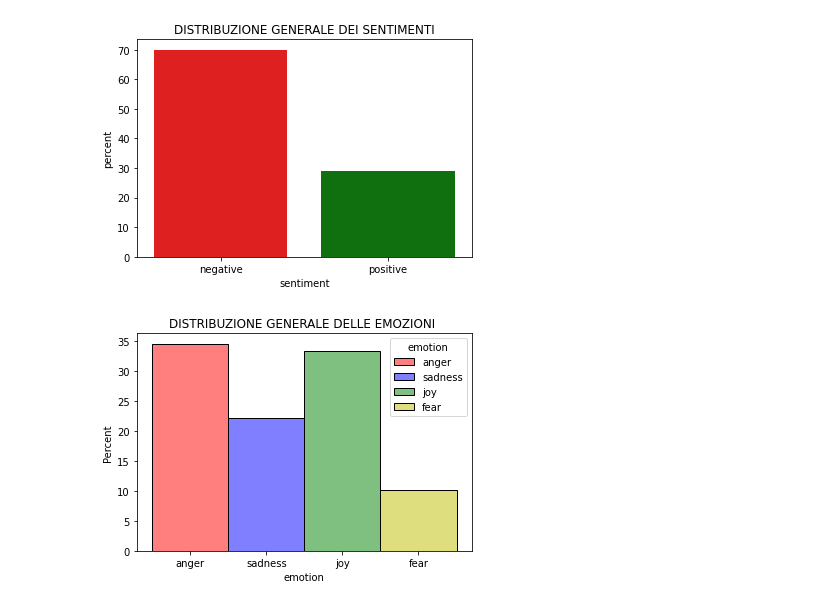
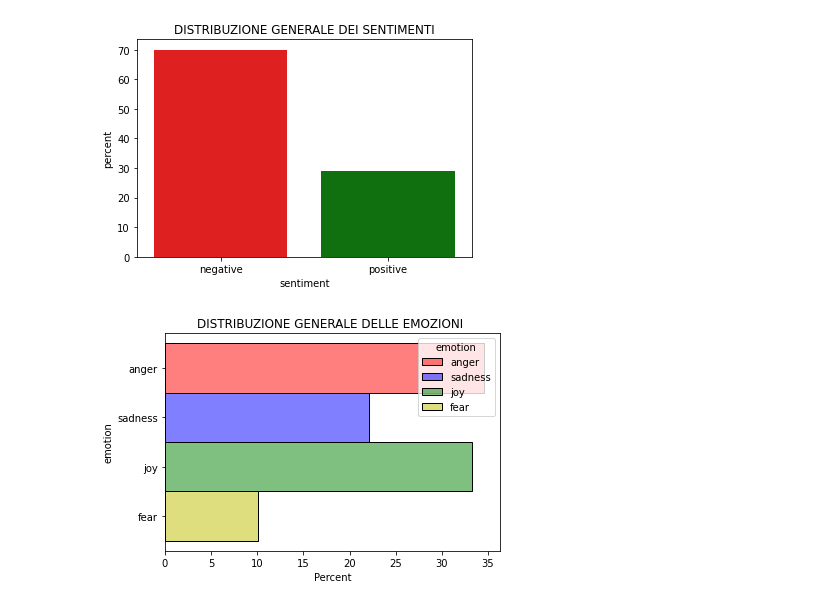
Before and after one commit to paolofesta/prove, a Jupyter notebook: scrittura.ipynb, the cells around one changed output. Saved outputs shown, nothing was run; the diff lists cells and outputs as text; code cells hidden in the pictures.

```diff
--- a/scrittura.ipynb
+++ b/scrittura.ipynb
@@ -177,7 +177,7 @@ print()
 [figure]
 # %%
 #@title
-sns.histplot(datasent,x='emotion',stat='percent',hue='emotion',palette=['r','b','g','y']).set_title('DISTRIBUZIONE GENERALE DELLE EMOZIONI ')
+sns.histplot(datasent,y='emotion',stat='percent',hue='emotion',palette=['r','b','g','y']).set_title('DISTRIBUZIONE GENERALE DELLE EMOZIONI ')
 print()
 # %% [output]
-[figure, old version]
+[figure, new version]
```
Also changed, not shown: parts of 12 cells of this notebook.
